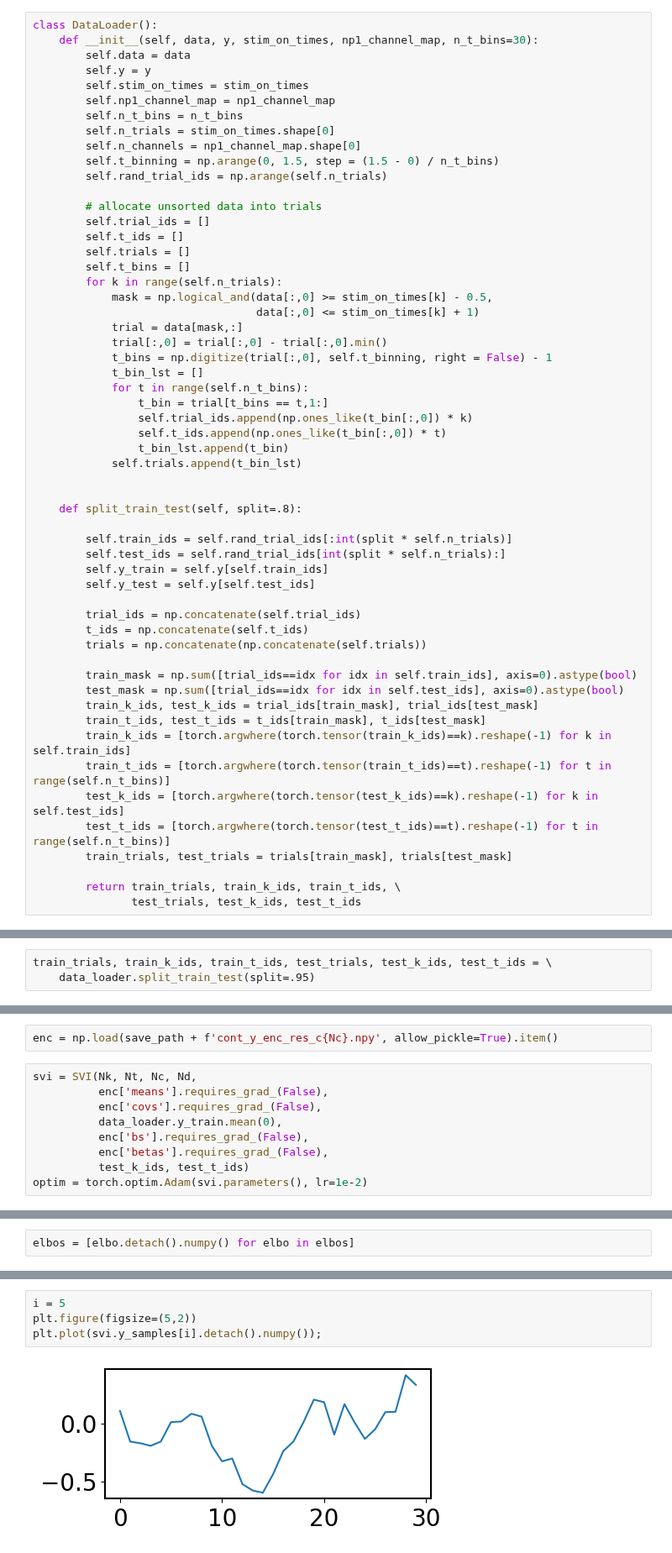
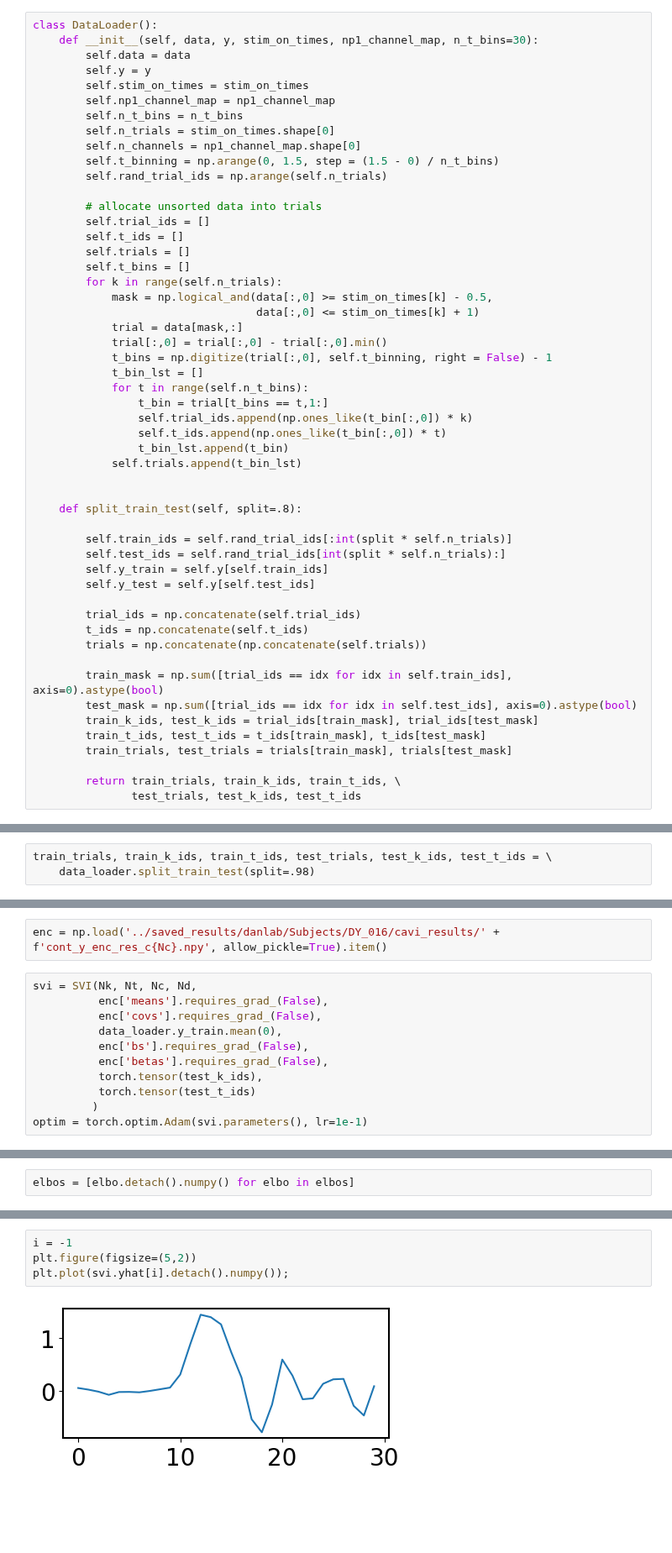
Before and after one commit to yzhang511/density_decoding, a Jupyter notebook: demo/svi_cont_y_decoder.ipynb, the cells around one changed output, grey strips where cells are left out. Shown at 84% size. Drawn from its saved outputs; the diff is of its cells as text; blank space fills up the shorter version.

```diff
--- a/demo/svi_cont_y_decoder.ipynb
+++ b/demo/svi_cont_y_decoder.ipynb
@@ -124,14 +124,10 @@ class DataLoader():
         t_ids = np.concatenate(self.t_ids)
         trials = np.concatenate(np.concatenate(self.trials))
 
-        train_mask = np.sum([trial_ids==idx for idx in self.train_ids], axis=0).astype(bool)
-        test_mask = np.sum([trial_ids==idx for idx in self.test_ids], axis=0).astype(bool)
+        train_mask = np.sum([trial_ids == idx for idx in self.train_ids], axis=0).astype(bool)
+        test_mask = np.sum([trial_ids == idx for idx in self.test_ids], axis=0).astype(bool)
         train_k_ids, test_k_ids = trial_ids[train_mask], trial_ids[test_mask]
         train_t_ids, test_t_ids = t_ids[train_mask], t_ids[test_mask]
-        train_k_ids = [torch.argwhere(torch.tensor(train_k_ids)==k).reshape(-1) for k in self.train_ids]
-        train_t_ids = [torch.argwhere(torch.tensor(train_t_ids)==t).reshape(-1) for t in range(self.n_t_bins)]
-        test_k_ids = [torch.argwhere(torch.tensor(test_k_ids)==k).reshape(-1) for k in self.test_ids]
-        test_t_ids = [torch.argwhere(torch.tensor(test_t_ids)==t).reshape(-1) for t in range(self.n_t_bins)]
         train_trials, test_trials = trials[train_mask], trials[test_mask]
 
         return train_trials, train_k_ids, train_t_ids, \
@@ -144,7 +140,7 @@ data_loader = DataLoader(data = np.concatenate(unsorted_trials)[:,[0,2,3,4]],
                          n_t_bins=30)
 # %%
 train_trials, train_k_ids, train_t_ids, test_trials, test_k_ids, test_t_ids = \
-    data_loader.split_train_test(split=.95)
+    data_loader.split_train_test(split=.98)
 # %%
 gmm = GaussianMixture(n_components=10,
                       covariance_type='full',
@@ -321,5 +241,5 @@ class SVI(torch.nn.Module):
 # %%
-enc = np.load(save_path + f'cont_y_enc_res_c{Nc}.npy', allow_pickle=True).item()
+enc = np.load('../saved_results/danlab/Subjects/DY_016/cavi_results/' + f'cont_y_enc_res_c{Nc}.npy', allow_pickle=True).item()
 # %%
 svi = SVI(Nk, Nt, Nc, Nd,
           enc['means'].requires_grad_(False),
@@ -327,7 +247,9 @@ svi = SVI(Nk, Nt, Nc, Nd,
           data_loader.y_train.mean(0),
           enc['bs'].requires_grad_(False),
           enc['betas'].requires_grad_(False),
-          test_k_ids, test_t_ids)
-optim = torch.optim.Adam(svi.parameters(), lr=1e-2)
+          torch.tensor(test_k_ids),
+          torch.tensor(test_t_ids)
+         )
+optim = torch.optim.Adam(svi.parameters(), lr=1e-1)
 # %%
 %%time
@@ -394,9 +305,9 @@ plt.plot(y_pred[:150], c='blue', alpha=.6, label='predicted');
 # %%
-i = 5
+i = -1
 plt.figure(figsize=(5,2))
-plt.plot(svi.y_samples[i].detach().numpy());
+plt.plot(svi.yhat[i].detach().numpy());
 # %% [output]
-[figure, old version]
+[figure, new version]
 # %%
 plt.figure(figsize=(5,2))
 plt.plot(y[i]);
```
Also changed, not shown: parts of 12 cells of this notebook, 3 other files.
